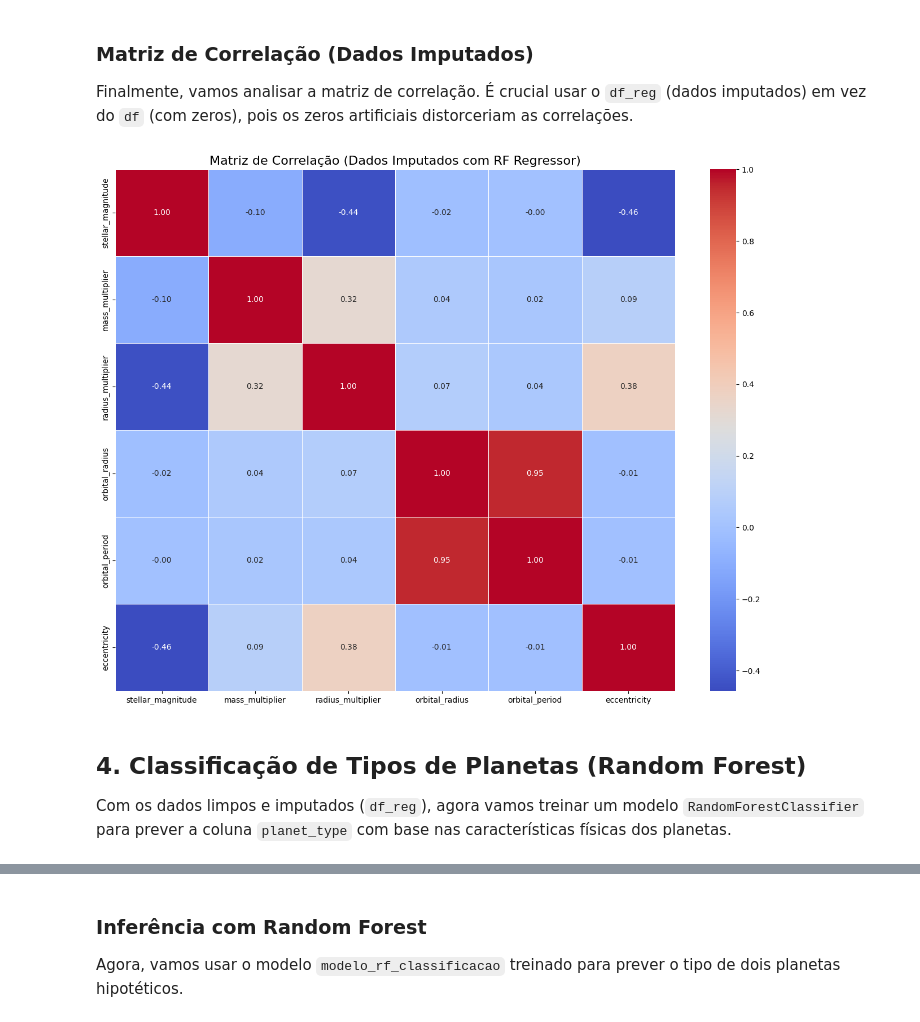
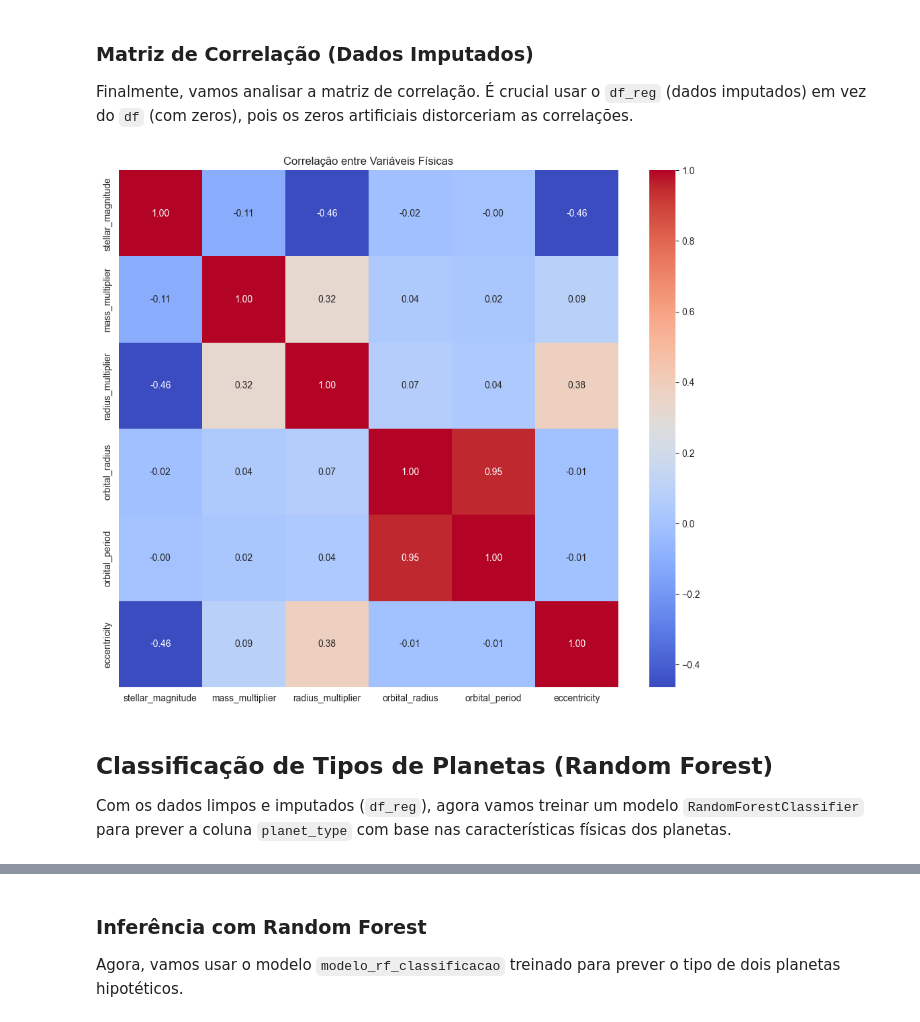
Before and after one commit to FelipeMota04/TrabalhoFinal-ICD-2025.2, a Jupyter notebook: data_stract.ipynb, the cells around one changed output, grey strips where cells are left out. Cells and saved outputs as stored; diff of their text form; code cells hidden in the pictures.

```diff
--- a/data_stract.ipynb
+++ b/data_stract.ipynb
@@ -201,11 +166,12 @@ def fill_columns(df: pd.DataFrame, column: str):
 # %% [markdown]
 Com a função criada, vamos aplica-lá nas colunas com dados nulos:
 # %%
-print("Iniciando imputação com RandomForestRegressor...")
-df_reg = df.copy(deep=True)
-for column in columns_with_null:
-    new_column = fill_columns(df_reg, column)
-    df_reg[column] = pd.Series(new_column)
+df_reg = df.copy()
 
-print("\nImputação concluída. DataFrame 'df_reg' criado.")
+print("Imputando valores faltantes...")
+for col in cols_nulas:
+    print(f"Processando coluna: {col}")
+    df_reg[col] = imputar_com_regressao(df_reg, col)
+
+print("Imputação finalizada.")
 # %% [output]
@@ -225,18 +190,13 @@ Conforme foi possível perceber, conseguimos fazer o tratamento dos dados faltan
 
 - Matriz de Correlação
 # %%
-# Lista das colunas one-hot encoded para o tipo de planeta
-planet_type_cols = [
-    'planet_type_Gas Giant',
-    'planet_type_Neptune-like',
-    'planet_type_Super Earth',
-    'planet_type_Terrestrial',
-]
+# Reconstrói a variável categórica original a partir das dummies
+# Isso facilita a visualização e classificação multiclasse
+prefixo = 'planet_type_'
+dummies_cols = [c for c in df_reg.columns if c.startswith(prefixo)]
 
-# Usa idxmax para encontrar o nome da coluna com valor True (1) em cada linha
-# e remove o prefixo 'planet_type_' para limpar os nomes
-df_reg['planet_type'] = df_reg[planet_type_cols].idxmax(axis=1).str.replace('planet_type_', '')
-df['planet_type'] = df[planet_type_cols].idxmax(axis=1).str.replace('planet_type_', '')
+# A função idxmax retorna a coluna com o valor 1
+df_reg['planet_type'] = df_reg[dummies_cols].idxmax(axis=1).str.replace(prefixo, '')
 # %% [markdown]
 ### Gráfico Massa x Raio
 
@@ -305,21 +244,16 @@ Conforme é possível observar, existe uma observação maior de exoplanetas que
 
 Finalmente, vamos analisar a matriz de correlação. É crucial usar o `df_reg` (dados imputados) em vez do `df` (com zeros), pois os zeros artificiais distorceriam as correlações.
 # %%
-# 1. Selecionar apenas colunas numéricas do df_reg (o imputado)
-numeric_df_reg = df_reg.select_dtypes(include='number')
-
-# 2. Calcular a matriz de correlação no df_reg
-corr_matrix = numeric_df_reg.corr()
-
-# 3. Plotar o heatmap
-plt.figure(figsize=(16, 12))
-sns.heatmap(corr_matrix, annot=True, cmap='coolwarm', fmt='.2f', linewidths=.5)
-plt.title('Matriz de Correlação (Dados Imputados com RF Regressor)', fontsize=16)
+plt.figure(figsize=(12, 10))
+# Correlação apenas das variáveis numéricas
+sns.heatmap(df_reg.select_dtypes(include='number').corr(),
+            annot=True, fmt=".2f", cmap='coolwarm', cbar=True)
+plt.title('Correlação entre Variáveis Físicas')
 plt.show()
 # %% [output]
-[figure, old version]
+[figure, new version]
 # %% [markdown]
-## 4. Classificação de Tipos de Planetas (Random Forest)
+## Classificação de Tipos de Planetas (Random Forest)
 
 Com os dados limpos e imputados (`df_reg`), agora vamos treinar um modelo `RandomForestClassifier` para prever a coluna `planet_type` com base nas características físicas dos planetas.
 # %%
```
Also changed, not shown: parts of 26 cells of this notebook, 2 other files.
